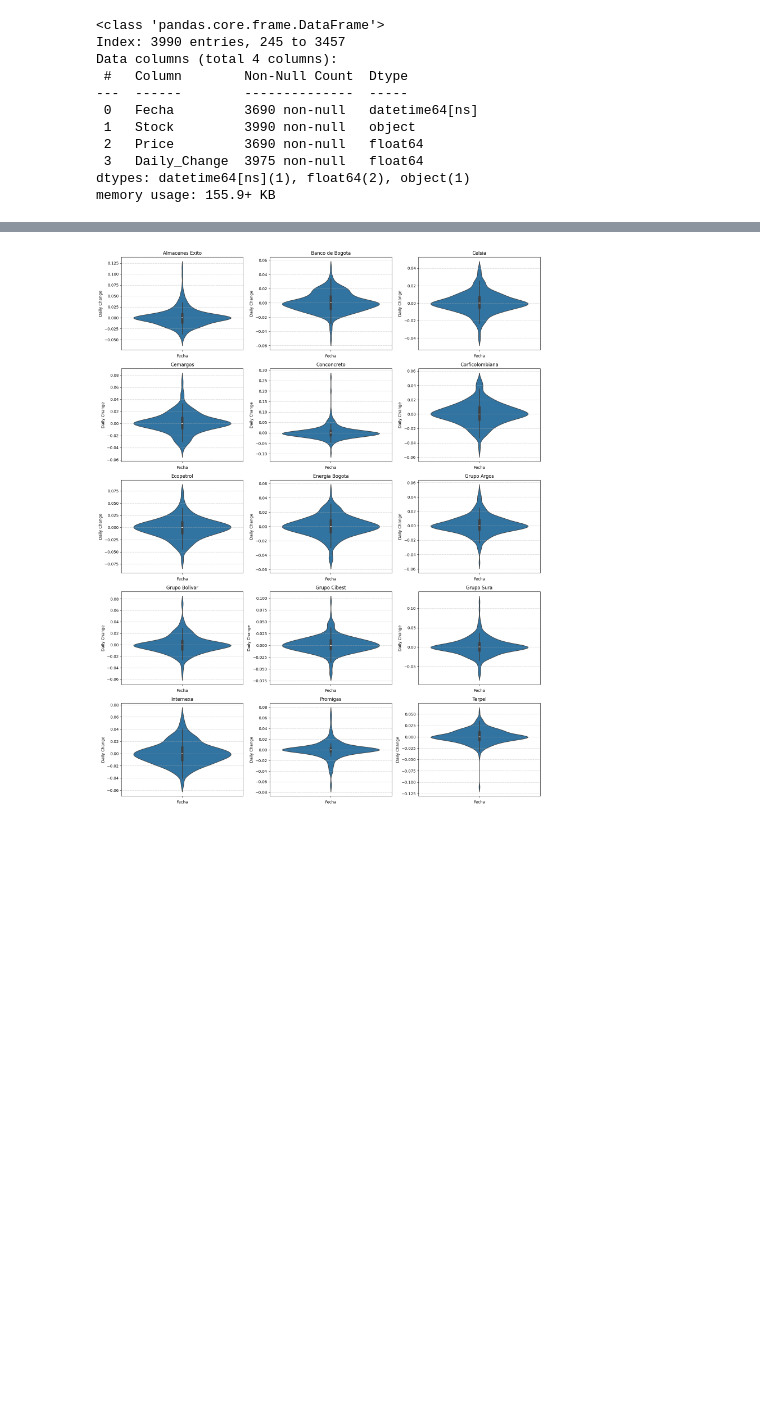
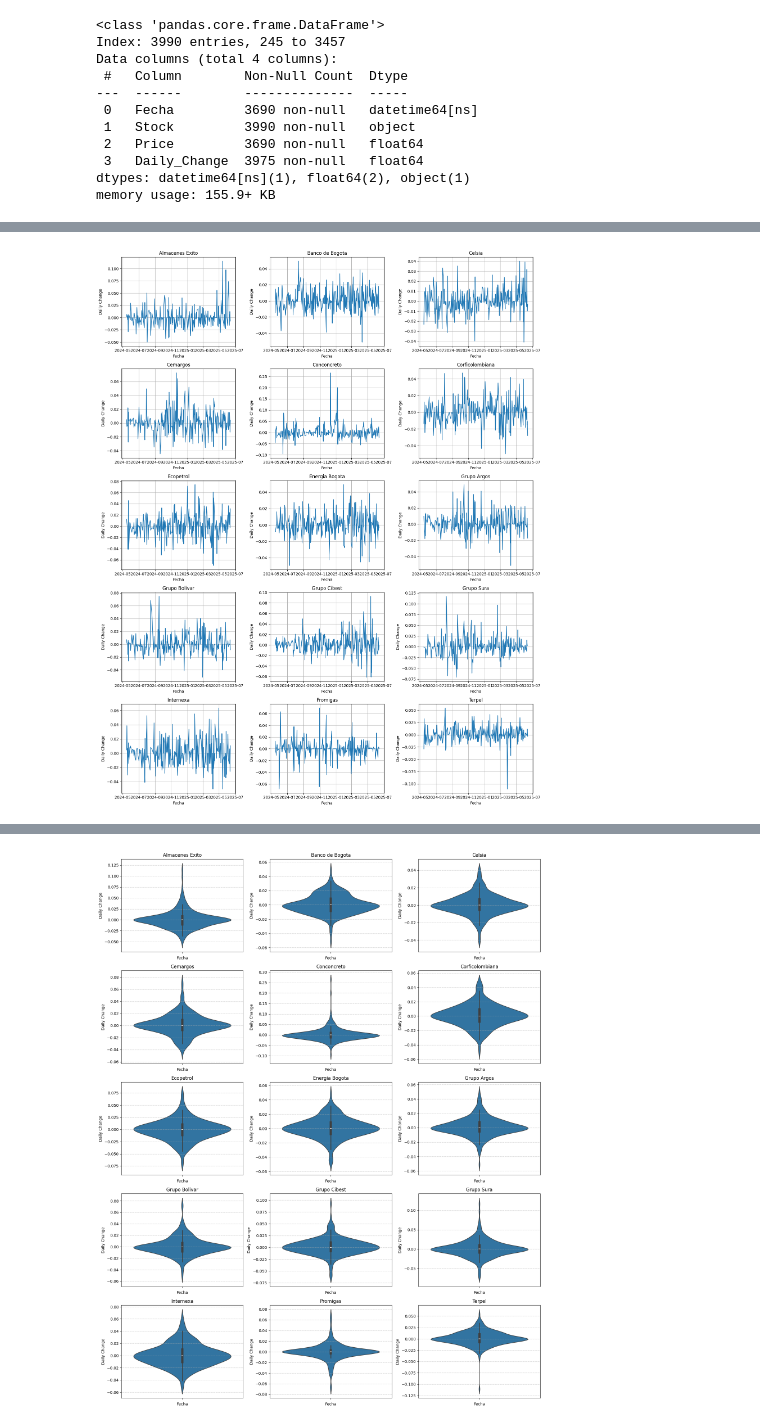
Before and after one commit to mugaso/Data-Science-1, a Jupyter notebook: Proyecto_clase/Proyecto_final.ipynb, the cells around one changed output, grey strips where cells are left out. Drawn from its saved outputs; the diff is of its cells as text; code cells hidden in the pictures; blank space fills up the shorter version.

```diff
--- a/Proyecto_clase/Proyecto_final.ipynb
+++ b/Proyecto_clase/Proyecto_final.ipynb
@@ -111,3 +111,11 @@ Data columns (total 16 columns):
  15  Grupo Sura       246 non-null    object
 dtypes: datetime64[ns](1), float64(2), object(13)
 memory usage: 33.4+ KB
+# %%
+for col in precio_acciones.columns:
+    if precio_acciones[col].dtype == 'object':
+        # Replace comma with dot and convert to numeric
+        precio_acciones[col] = precio_acciones[col].str.replace('.', '', regex=False)
+        precio_acciones[col] = precio_acciones[col].str.replace(',', '.', regex=False).astype(float)
+
+precio_acciones.info()
@@ -113,0 +140,13 @@ memory usage: 33.4+ KB
+# %%
+# Melt the DataFrame to long format for easier processing
+precio_acciones_fragmentada = precio_acciones.melt(
+    id_vars='Fecha', var_name='Stock', value_name='Price'
+)
+
+# Sort by date and stock
+precio_acciones_fragmentada = precio_acciones_fragmentada.sort_values(by=['Stock', 'Fecha'])
+
+# Calculate daily percentage change for each stock
+precio_acciones_fragmentada['Daily_Change'] = precio_acciones_fragmentada.groupby('Stock')['Price'].pct_change()
+
+display(precio_acciones_fragmentada.head())
@@ -125,3 +171,7 @@ Data columns (total 4 columns):
  3   Daily_Change  3975 non-null   float64
 dtypes: datetime64[ns](1), float64(2), object(1)
 memory usage: 155.9+ KB
+# %%
+precio_acciones_cleaned = precio_acciones_fragmentada.dropna()
+display(precio_acciones_cleaned.info())
+display(precio_acciones_cleaned.head())
@@ -127,0 +197,20 @@ memory usage: 155.9+ KB
+# %%
+fig, axes = plt.subplots(n_rows, n_cols, figsize=(16, n_rows * 4))
+axes = axes.flatten() # Flatten the 2D array of axes for easy iteration
+
+for i, stock in enumerate(stocks):
+    stock_data = precio_acciones_cleaned[precio_acciones_cleaned['Stock'] == stock]
+    axes[i].plot(stock_data['Fecha'], stock_data['Daily_Change'])
+    axes[i].set_title(stock)
+    axes[i].set_xlabel("Fecha")
+    axes[i].set_ylabel("Daily Change")
+    axes[i].grid(True)
+
+# Hide any unused subplots
+for j in range(i + 1, len(axes)):
+    fig.delaxes(axes[j])
+
+plt.tight_layout()
+plt.show()
+# %% [output]
+[figure, added]
```
Also changed, not shown: parts of 6 cells of this notebook.
